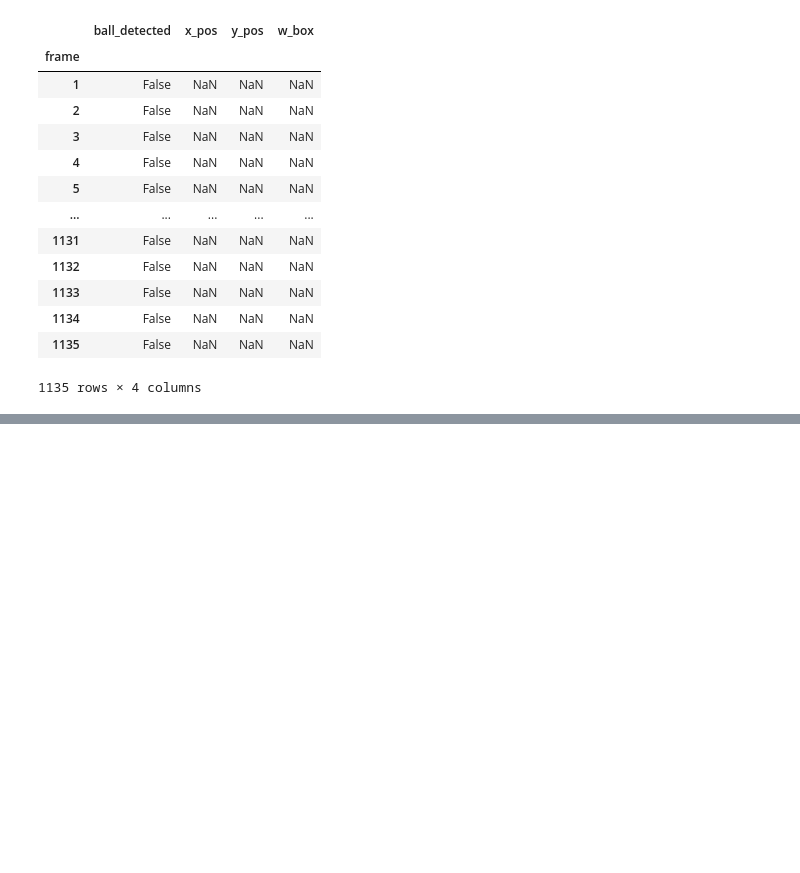
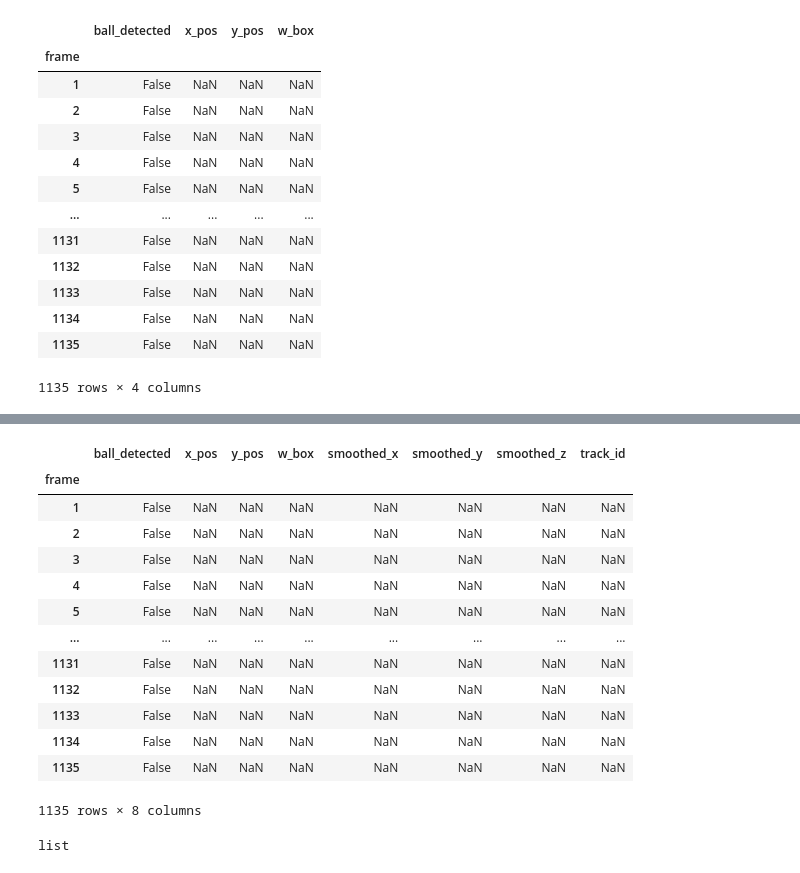
Before and after one commit to VarRoman/diploma_project, a Jupyter notebook: ball_3d_analysis/IMM_UKF_modeling.ipynb, the cells around one changed output, grey strips where cells are left out. Saved outputs shown, nothing was run; the diff lists cells and outputs as text; code cells hidden in the pictures; blank space fills up the shorter version.

```diff
--- a/ball_3d_analysis/IMM_UKF_modeling.ipynb
+++ b/ball_3d_analysis/IMM_UKF_modeling.ipynb
@@ -82,6 +81,7 @@ def hx(x):
 def measurement_transform(prediction_data, K, R_matrix, camera_pos, ball_diameter=0.21):
     u_cam, v_cam, w_cam = prediction_data['x_pos'], prediction_data['y_pos'], prediction_data['w_box']
     raw_x, raw_y, raw_z = get_3d_position(u_cam, v_cam, w_cam, K, R_matrix, camera_pos, ball_diameter)
+    raw_y = -raw_y
     measurement = np.array([raw_x, raw_y, raw_z], dtype=np.float32)
 
     return measurement
@@ -303,5 +306,0 @@ for i in detections_df.iterrows():
-# %%
-first_detection = int(detections_df[detections_df['ball_detected']].index[0]) - 1
-detections_df[['smoothed_x', 'smoothed_y', 'smoothed_z']] = np.nan, np.nan, np.nan
-smoothed_values = np.column_stack([smoothed_x, smoothed_y, smoothed_z])
-detections_df.iloc[first_detection:, detections_df.columns.get_indexer(['smoothed_x', 'smoothed_y', 'smoothed_z'])] = smoothed_values
@@ -327,0 +367,19 @@ fig.show()
+# %%
+full_detections_df = detections_df.join(pd.DataFrame(final_trajectory).set_index('frame'), on='frame', how='left')
+# %%
+full_detections_df
+# %% [output]
+|  | ball_detected | x_pos | y_pos | w_box | smoothed_x | smoothed_y | smoothed_z | track_id |
+| frame |  |  |  |  |  |  |  |  |
+| 1 | False | NaN | NaN | NaN | NaN | NaN | NaN | NaN |
+| 2 | False | NaN | NaN | NaN | NaN | NaN | NaN | NaN |
+| 3 | False | NaN | NaN | NaN | NaN | NaN | NaN | NaN |
+| 4 | False | NaN | NaN | NaN | NaN | NaN | NaN | NaN |
+| 5 | False | NaN | NaN | NaN | NaN | NaN | NaN | NaN |
+| ... | ... | ... | ... | ... | ... | ... | ... | ... |
+| 1131 | False | NaN | NaN | NaN | NaN | NaN | NaN | NaN |
+| 1132 | False | NaN | NaN | NaN | NaN | NaN | NaN | NaN |
+| 1133 | False | NaN | NaN | NaN | NaN | NaN | NaN | NaN |
+| 1134 | False | NaN | NaN | NaN | NaN | NaN | NaN | NaN |
+| 1135 | False | NaN | NaN | NaN | NaN | NaN | NaN | NaN |
+1135 rows × 8 columns
@@ -327,0 +390,4 @@ fig.show()
+# %%
+type(list(full_detections_df[['smoothed_x', 'smoothed_y', 'smoothed_z']].values))
+# %% [output]
+list
```
Also changed, not shown: parts of 7 cells of this notebook, 27 other files.
